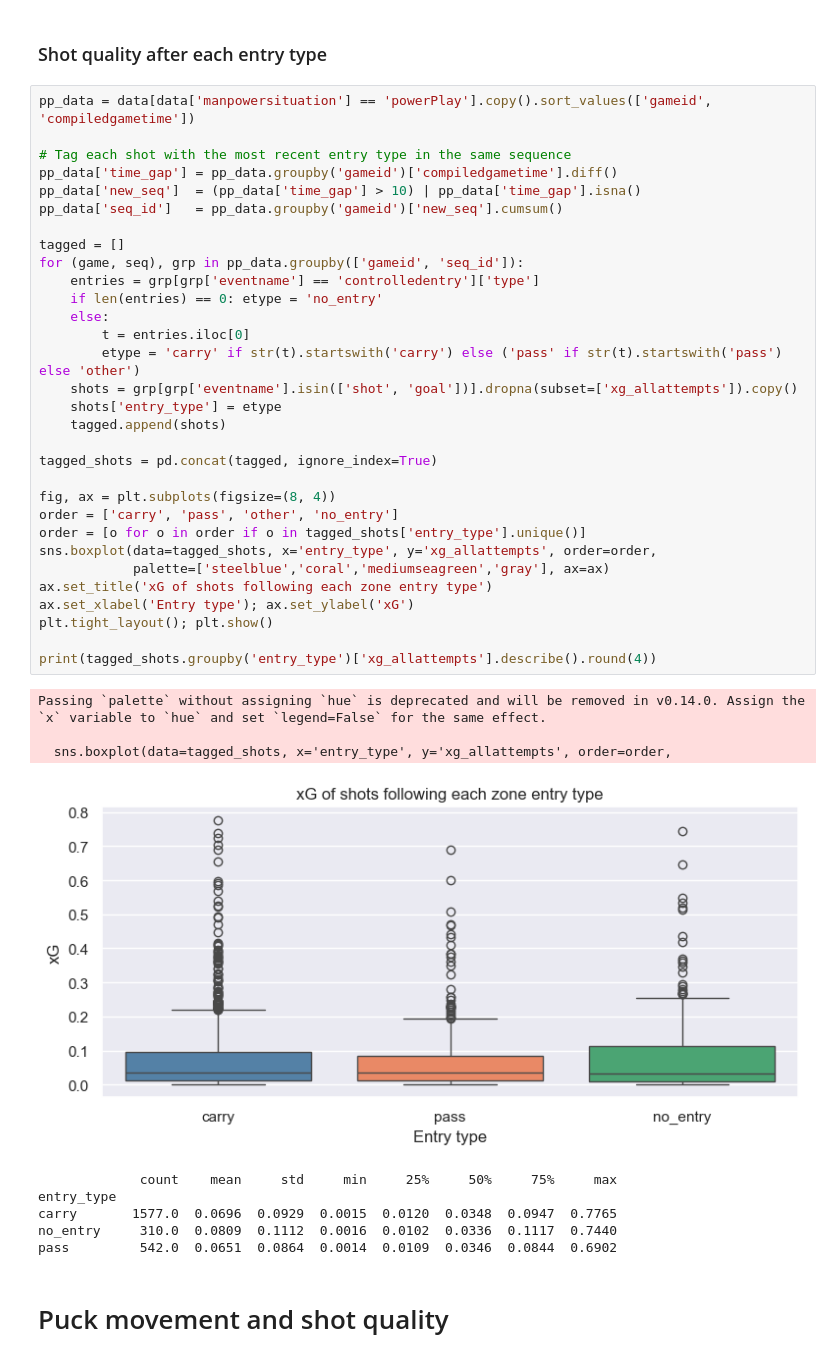
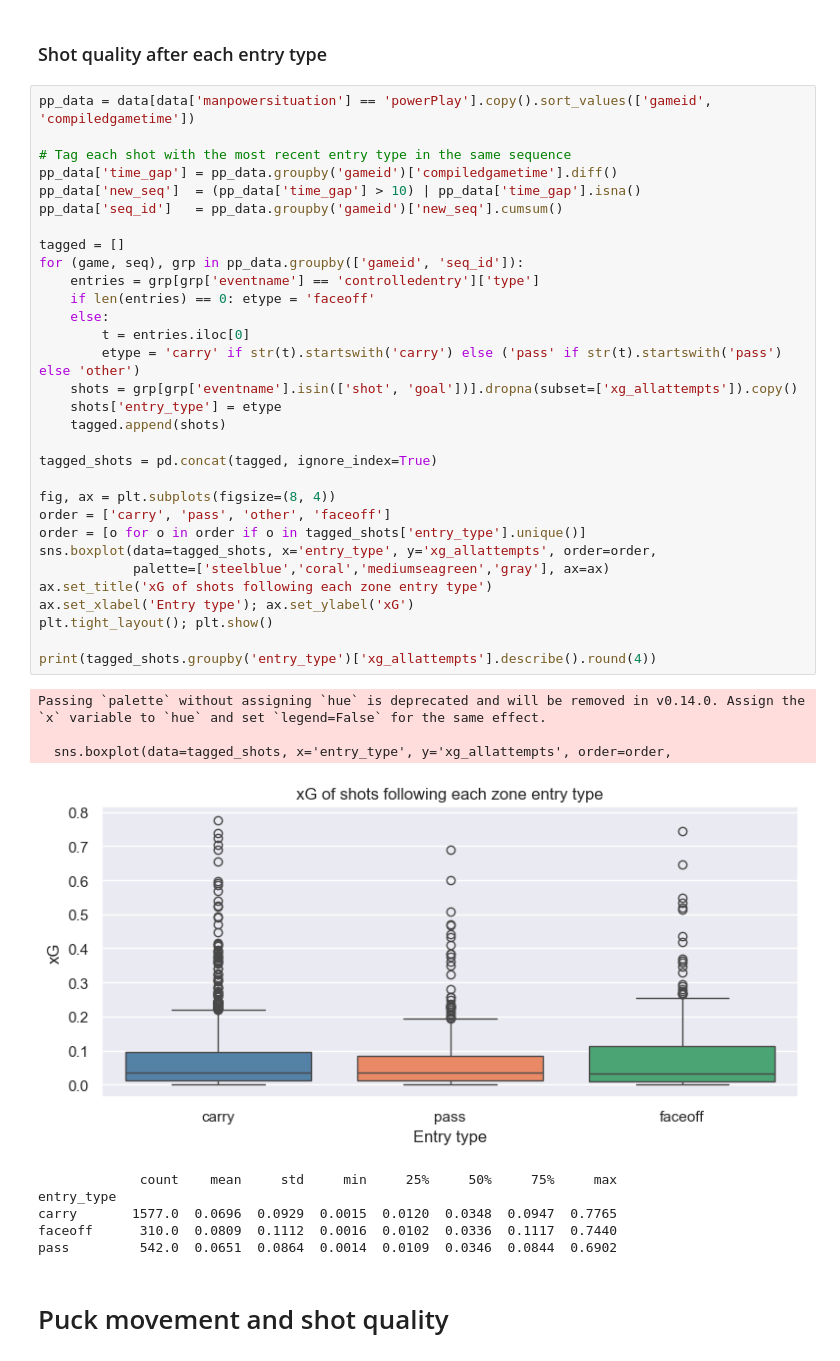
Before and after one commit to emmabertmar/LINHAC-project-2026, a Jupyter notebook: powerplay_analysis.ipynb, the cells around one changed output. Drawn from its saved outputs; the diff is of its cells as text.

```diff
--- a/powerplay_analysis.ipynb
+++ b/powerplay_analysis.ipynb
@@ -425,40 +316,40 @@ pp_data = data[data['manpowersituation'] == 'powerPlay'].copy().sort_values(['ga
 # Tag each shot with the most recent entry type in the same sequence
 pp_data['time_gap'] = pp_data.groupby('gameid')['compiledgametime'].diff()
 pp_data['new_seq']  = (pp_data['time_gap'] > 10) | pp_data['time_gap'].isna()
 pp_data['seq_id']   = pp_data.groupby('gameid')['new_seq'].cumsum()
 
 tagged = []
 for (game, seq), grp in pp_data.groupby(['gameid', 'seq_id']):
     entries = grp[grp['eventname'] == 'controlledentry']['type']
-    if len(entries) == 0: etype = 'no_entry'
+    if len(entries) == 0: etype = 'faceoff'
     else:
         t = entries.iloc[0]
         etype = 'carry' if str(t).startswith('carry') else ('pass' if str(t).startswith('pass') else 'other')
     shots = grp[grp['eventname'].isin(['shot', 'goal'])].dropna(subset=['xg_allattempts']).copy()
     shots['entry_type'] = etype
     tagged.append(shots)
 
 tagged_shots = pd.concat(tagged, ignore_index=True)
 
 fig, ax = plt.subplots(figsize=(8, 4))
-order = ['carry', 'pass', 'other', 'no_entry']
+order = ['carry', 'pass', 'other', 'faceoff']
 order = [o for o in order if o in tagged_shots['entry_type'].unique()]
 sns.boxplot(data=tagged_shots, x='entry_type', y='xg_allattempts', order=order,
             palette=['steelblue','coral','mediumseagreen','gray'], ax=ax)
 ax.set_title('xG of shots following each zone entry type')
 ax.set_xlabel('Entry type'); ax.set_ylabel('xG')
 plt.tight_layout(); plt.show()
 
 print(tagged_shots.groupby('entry_type')['xg_allattempts'].describe().round(4))
 # %% [output]
 Passing `palette` without assigning `hue` is deprecated and will be removed in v0.14.0. Assign the `x` variable to `hue` and set `legend=False` for the same effect.
 
   sns.boxplot(data=tagged_shots, x='entry_type', y='xg_allattempts', order=order,
-[figure, old version]
+[figure, new version]
              count    mean     std     min     25%     50%     75%     max
 entry_type
 carry       1577.0  0.0696  0.0929  0.0015  0.0120  0.0348  0.0947  0.7765
-no_entry     310.0  0.0809  0.1112  0.0016  0.0102  0.0336  0.1117  0.7440
+faceoff      310.0  0.0809  0.1112  0.0016  0.0102  0.0336  0.1117  0.7440
 pass         542.0  0.0651  0.0864  0.0014  0.0109  0.0346  0.0844  0.6902
 # %% [markdown]
 # Puck movement and shot quality
```
Also changed, not shown: parts of 33 cells of this notebook.
